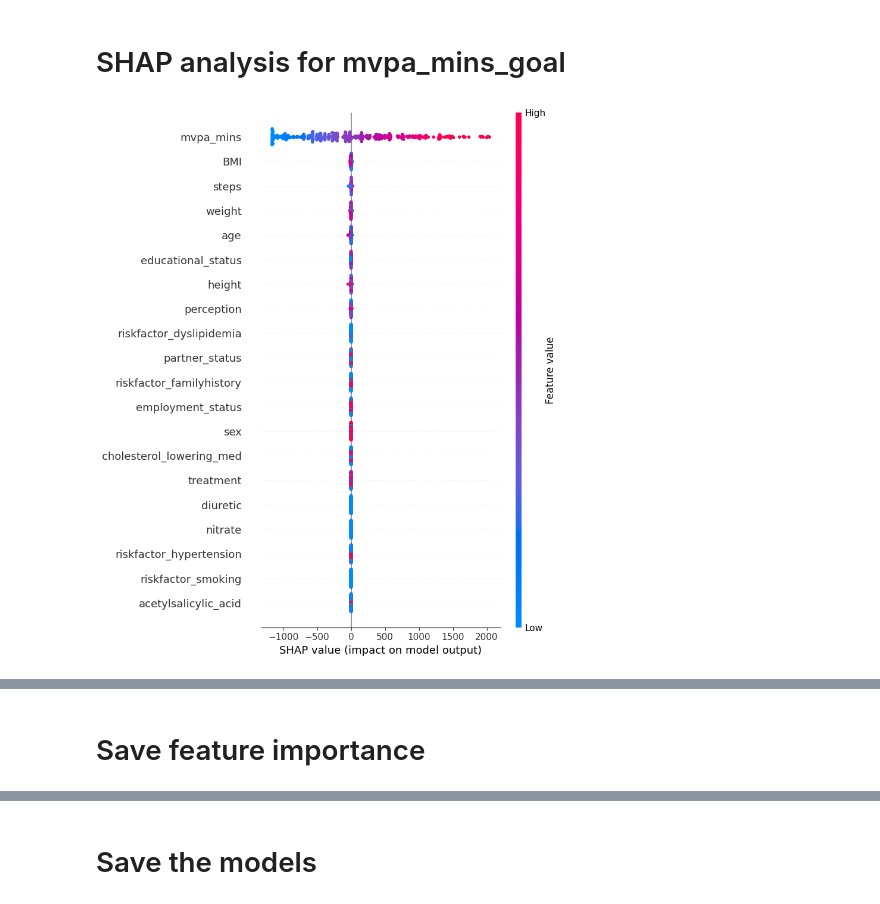
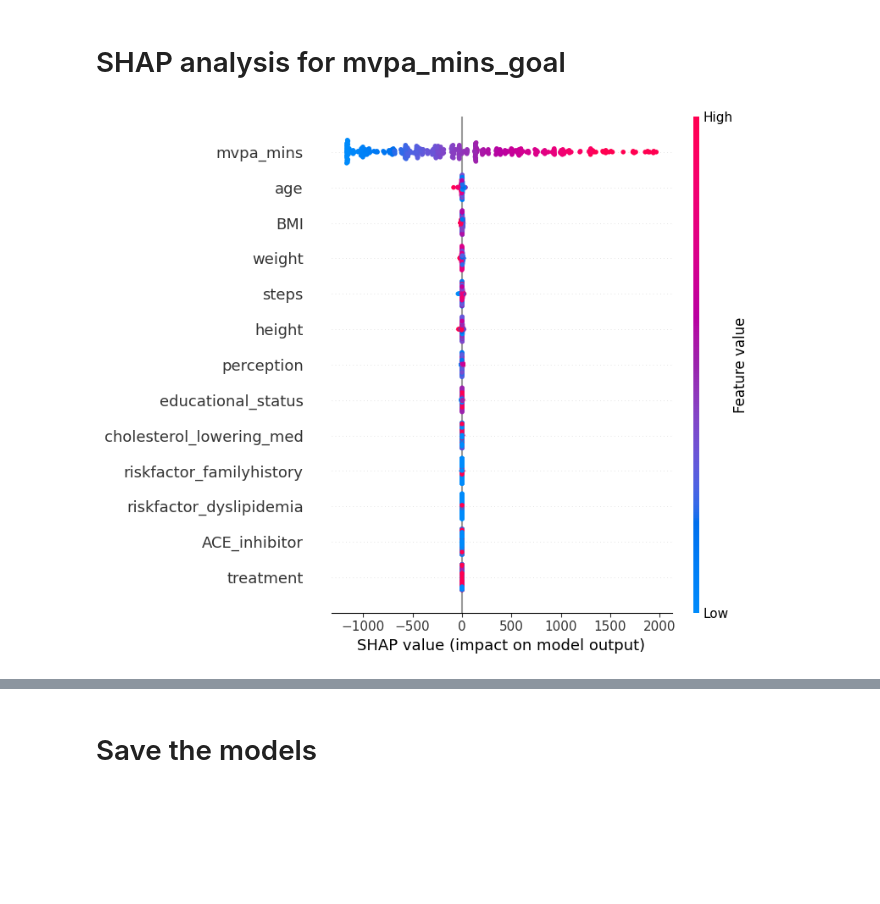
Before and after one commit to aliowx/activity-goal-prediction, a Jupyter notebook: notebook/final_model_notebook.ipynb, the cells around one changed output, grey strips where cells are left out. Saved outputs shown, nothing was run; the diff lists cells and outputs as text; code cells hidden in the pictures; blank space fills up the shorter version.

```diff
--- a/notebook/final_model_notebook.ipynb
+++ b/notebook/final_model_notebook.ipynb
@@ -487,12 +526,0 @@ param_grid = {
-# %%
-grid_search_steps = GridSearchCV(
-    estimator=pipeline_xgb,
-    param_grid=param_grid,
-    scoring='r2',
-    cv=cv,
-    n_jobs=-1,
-    verbose=1
-)
-grid_search_steps.fit(X_temp, y_temp['steps_goal'])
-print("Best params for steps_goal:", grid_search_steps.best_params_)
-print("Best CV R2 for steps_goal:", grid_search_steps.best_score_)
@@ -505,12 +526,0 @@ Best CV R2 for steps_goal: 0.9577268487086356
-# %%
-grid_search_mvpa = GridSearchCV(
-    estimator=pipeline_xgb,
-    param_grid=param_grid,
-    scoring='r2',
-    cv=cv,
-    n_jobs=-1,
-    verbose=1
-)
-grid_search_mvpa.fit(X_temp, y_temp['mvpa_mins_goal'])
-print("Best params for mvpa_mins_goal:", grid_search_mvpa.best_params_)
-print("Best CV R2 for mvpa_mins_goal:", grid_search_mvpa.best_score_)
@@ -692,6 +526,0 @@ rfecv_mvpa
-# %%
-rfecv_mvpa = RFECV(estimator=XGBRegressor(objective='reg:squarederror', random_state=SEED), step=1, cv=cv, scoring='r2', n_jobs=-1)
-rfecv_mvpa.fit(X_preprocessed, y_temp['mvpa_mins_goal'])
-rfecv_features_mvpa = [numeric_columns[i] for i in range(len(numeric_columns)) if rfecv_mvpa.support_[i]]
-print("Selected features by RFECV for mvpa_mins_goal:", rfecv_features_mvpa)
-logger.info(f"Selected features by RFECV for mvpa_mins_goal: {rfecv_features_mvpa}")
@@ -716,14 +864,15 @@ logger.info("SHAP feature importance plot for steps_goal saved as '../photo/shap
 # %% [markdown]
 # SHAP analysis for mvpa_mins_goal
 # %%
-
+xgb_model_mvpa = best_models['mvpa_mins_goal']['XGBoost'].named_steps['regressor']
+X_proc_mvpa = preprocessor_mvpa.transform(X_temp)
 explainer_mvpa = shap.TreeExplainer(xgb_model_mvpa)
-shap_values_mvpa = explainer_mvpa.shap_values(X_preprocessed)
+shap_values_mvpa = explainer_mvpa.shap_values(X_proc_mvpa)
 
 plt.figure(figsize=(10, 6))
-shap.summary_plot(shap_values_mvpa, X_preprocessed, feature_names=numeric_columns, show=False)
+shap.summary_plot(shap_values_mvpa, X_proc_mvpa, feature_names=rfecv_features_mvpa, show=False)
 plt.savefig('../photo/shap_feature_importance_mvpa_mins_goal.png')
 plt.show()
 logger.info("SHAP feature importance plot for mvpa_mins_goal saved as '../photo/shap_feature_importance_mvpa_mins_goal.png'")
 # %% [output]
-[figure, old version]
+[figure, new version]
@@ -731,2 +879,0 @@ logger.info("SHAP feature importance plot for mvpa_mins_goal saved as '../photo/
-# %% [markdown]
-# Save feature importance
```
Also changed, not shown: parts of 69 cells of this notebook.
